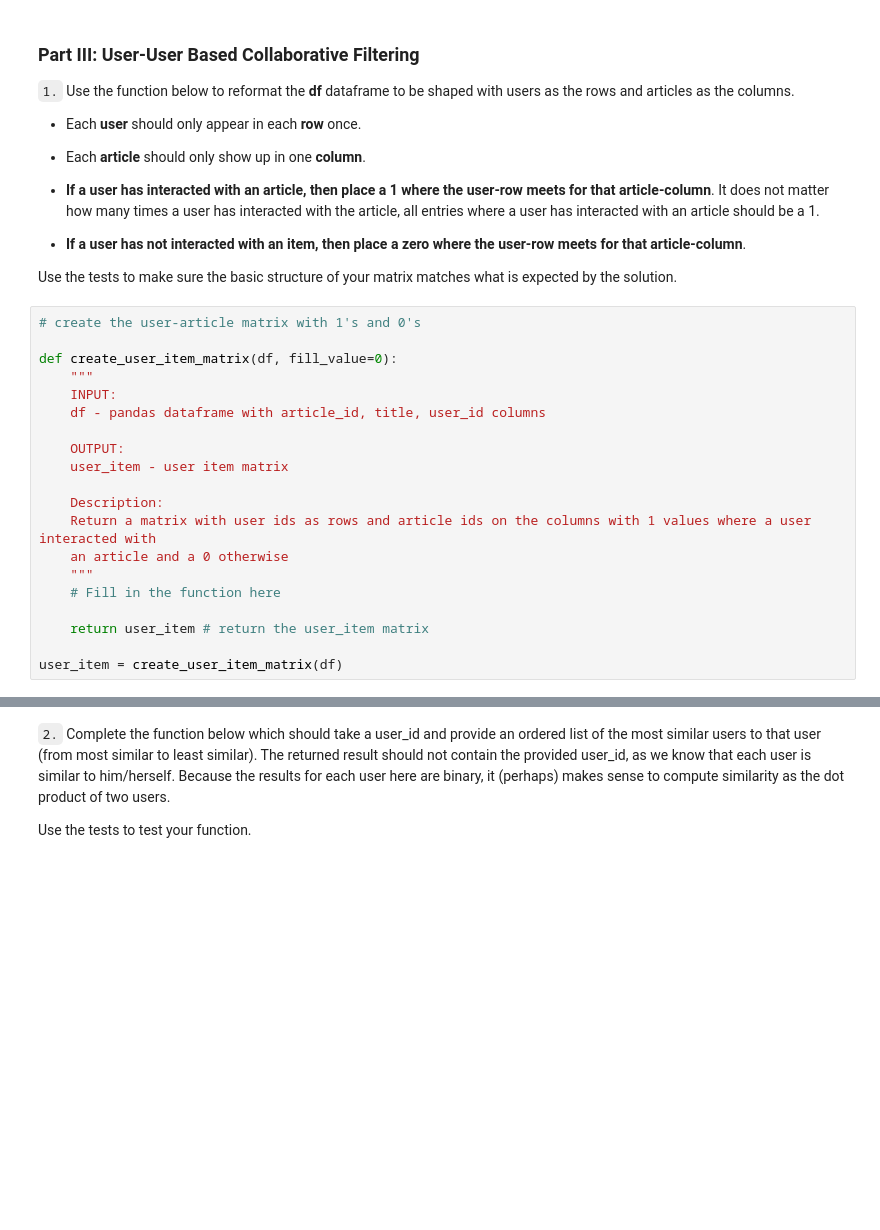
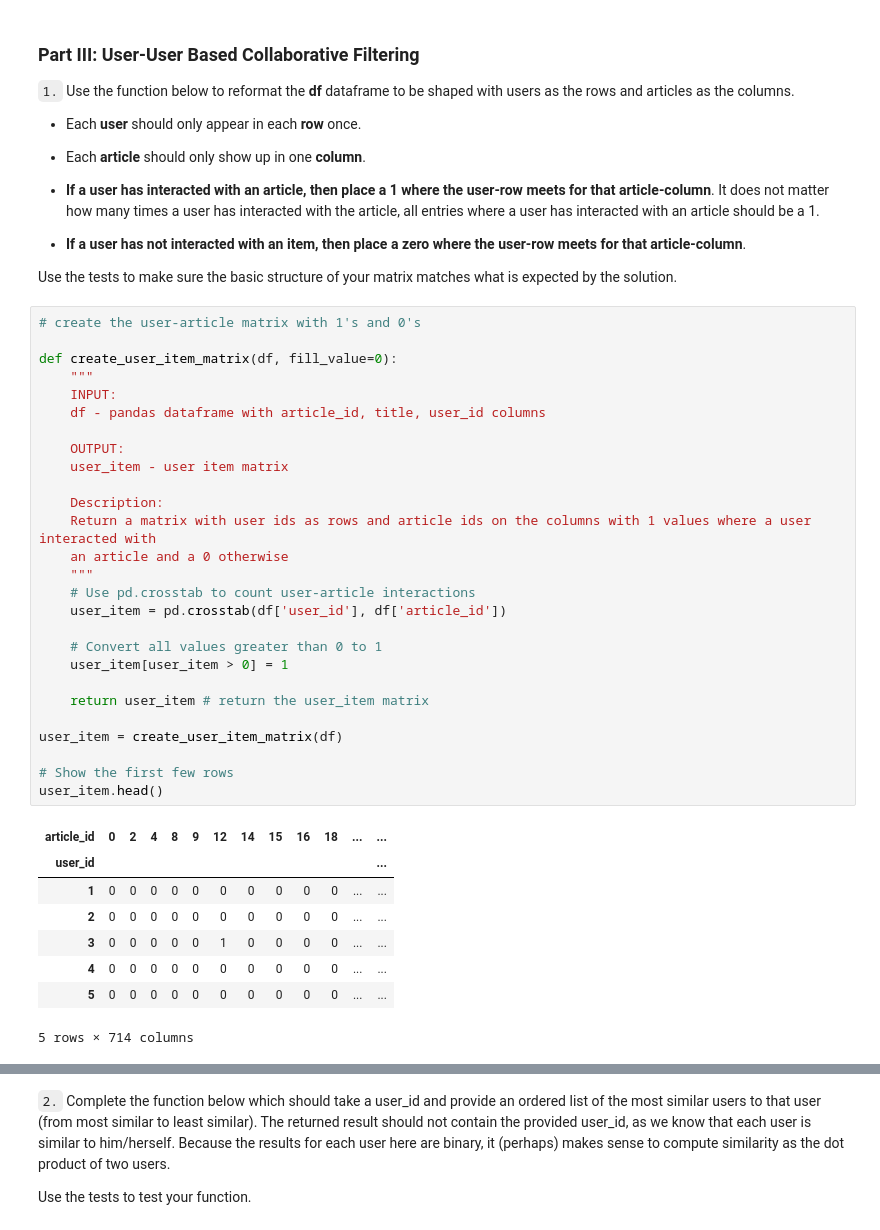
Before and after one commit to yukomath/recommendation_system_IBM_community, a Jupyter notebook: Recommendations_with_IBM.ipynb, the cells around one changed output, grey strips where cells are left out. Saved outputs shown, nothing was run; the diff lists cells and outputs as text; blank space fills up the shorter version.

```diff
--- a/Recommendations_with_IBM.ipynb
+++ b/Recommendations_with_IBM.ipynb
@@ -189,23 +339,39 @@ Use the tests to make sure the basic structure of your matrix matches what is ex
 # %%
 # create the user-article matrix with 1's and 0's
 
 def create_user_item_matrix(df, fill_value=0):
     """
     INPUT:
     df - pandas dataframe with article_id, title, user_id columns
 
     OUTPUT:
     user_item - user item matrix
 
     Description:
     Return a matrix with user ids as rows and article ids on the columns with 1 values where a user interacted with
     an article and a 0 otherwise
     """
-    # Fill in the function here
+    # Use pd.crosstab to count user-article interactions
+    user_item = pd.crosstab(df['user_id'], df['article_id'])
+
+    # Convert all values greater than 0 to 1
+    user_item[user_item > 0] = 1
 
     return user_item # return the user_item matrix
 
 user_item = create_user_item_matrix(df)
+
+# Show the first few rows
+user_item.head()
+# %% [output]
+| article_id | 0 | 2 | 4 | 8 | 9 | 12 | 14 | 15 | 16 | 18 | ... | ... |
+| user_id |  |  |  |  |  |  |  |  |  |  |  | ... |
+| 1 | 0 | 0 | 0 | 0 | 0 | 0 | 0 | 0 | 0 | 0 | ... | ... |
+| 2 | 0 | 0 | 0 | 0 | 0 | 0 | 0 | 0 | 0 | 0 | ... | ... |
+| 3 | 0 | 0 | 0 | 0 | 0 | 1 | 0 | 0 | 0 | 0 | ... | ... |
+| 4 | 0 | 0 | 0 | 0 | 0 | 0 | 0 | 0 | 0 | 0 | ... | ... |
+| 5 | 0 | 0 | 0 | 0 | 0 | 0 | 0 | 0 | 0 | 0 | ... | ... |
+5 rows × 714 columns
 # %%
 ## Tests: You should just need to run this cell.  Don't change the code.
 assert user_item.shape[0] == 5149, "Oops!  The number of users in the user-article matrix doesn't look right."
```
Also changed, not shown: parts of 35 cells of this notebook, 7 other files.
